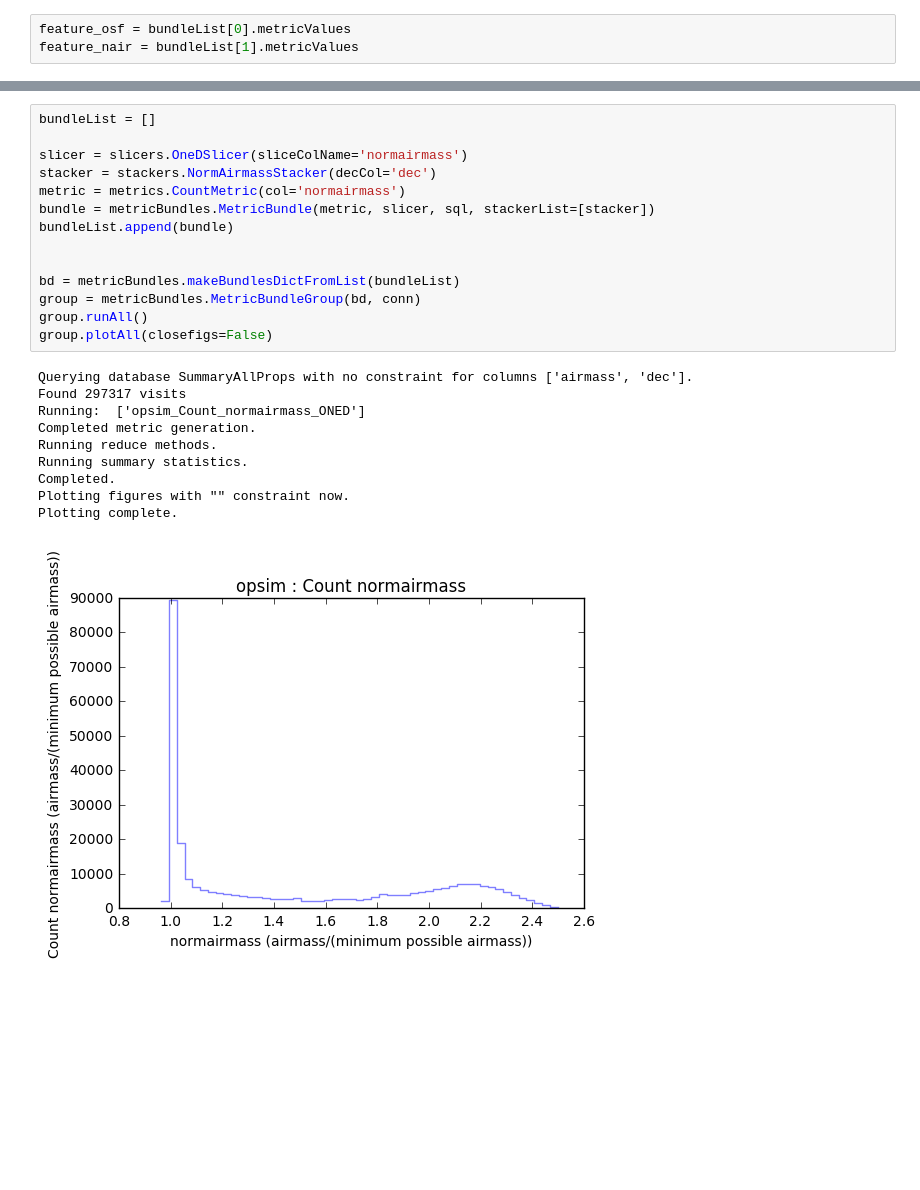
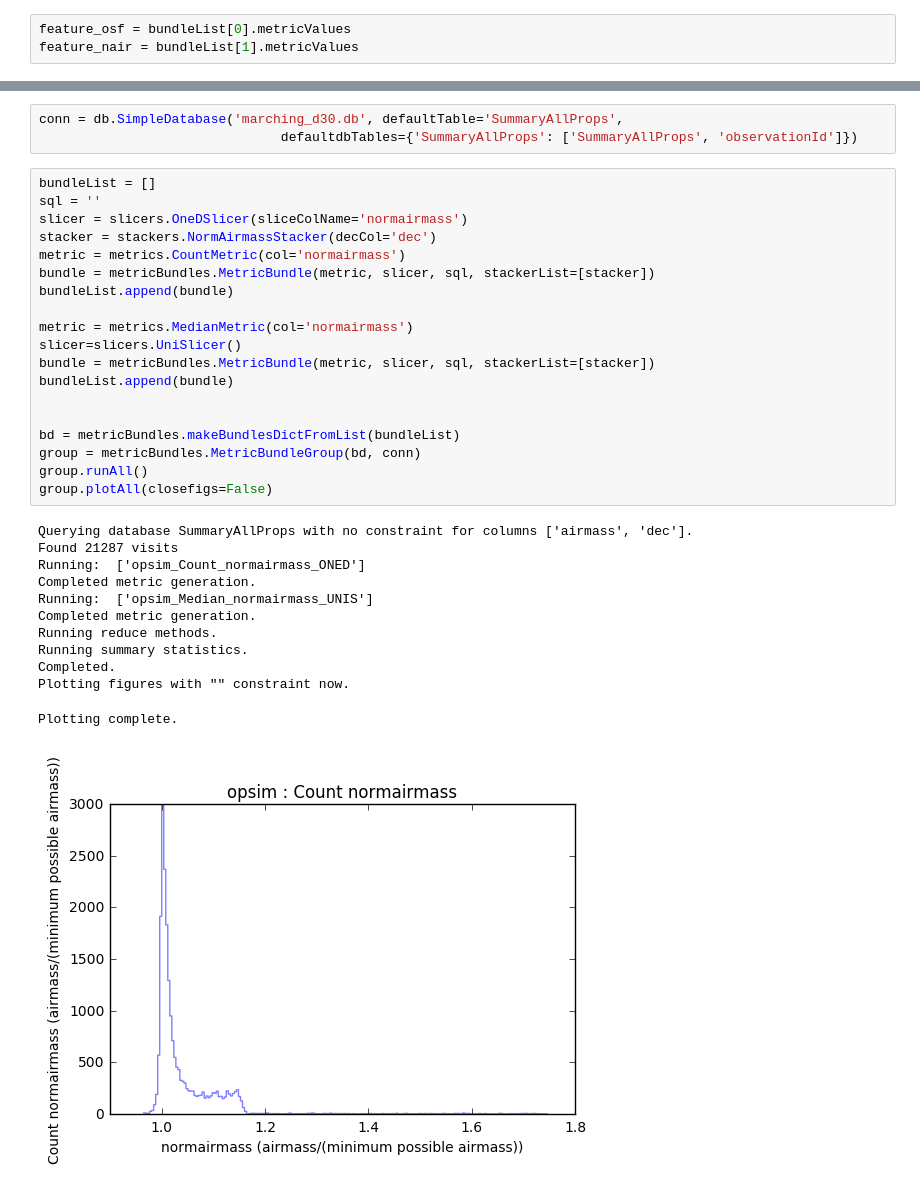
Before and after one commit to yoachim/ScratchStuff, a Jupyter notebook: survey_survey/opsimvtime/wha.ipynb, the cells around one changed output, grey strips where cells are left out. Cells and saved outputs as stored; diff of their text form; blank space fills up the shorter version.

```diff
--- a/survey_survey/opsimvtime/wha.ipynb
+++ b/survey_survey/opsimvtime/wha.ipynb
@@ -197,27 +201,37 @@ masked_array(data = [1.4892683182332174],
              mask = [False],
        fill_value = -666.0)
+# %%
+conn = db.SimpleDatabase('marching_d30.db', defaultTable='SummaryAllProps',
+                               defaultdbTables={'SummaryAllProps': ['SummaryAllProps', 'observationId']})
 # %%
 bundleList = []
-
+sql = ''
 slicer = slicers.OneDSlicer(sliceColName='normairmass')
 stacker = stackers.NormAirmassStacker(decCol='dec')
 metric = metrics.CountMetric(col='normairmass')
+bundle = metricBundles.MetricBundle(metric, slicer, sql, stackerList=[stacker])
+bundleList.append(bundle)
+
+metric = metrics.MedianMetric(col='normairmass')
+slicer=slicers.UniSlicer()
 bundle = metricBundles.MetricBundle(metric, slicer, sql, stackerList=[stacker])
 bundleList.append(bundle)
 
 
 bd = metricBundles.makeBundlesDictFromList(bundleList)
 group = metricBundles.MetricBundleGroup(bd, conn)
 group.runAll()
 group.plotAll(closefigs=False)
 # %% [output]
 Querying database SummaryAllProps with no constraint for columns ['airmass', 'dec'].
-Found 297317 visits
+Found 21287 visits
 Running:  ['opsim_Count_normairmass_ONED']
+Completed metric generation.
+Running:  ['opsim_Median_normairmass_UNIS']
 Completed metric generation.
 Running reduce methods.
 Running summary statistics.
 Completed.
 Plotting figures with "" constraint now.
-Plotting complete.
+Plotting complete.
-[figure, old version]
+[figure, new version]
```
Also changed, not shown: parts of 8 cells of this notebook.
